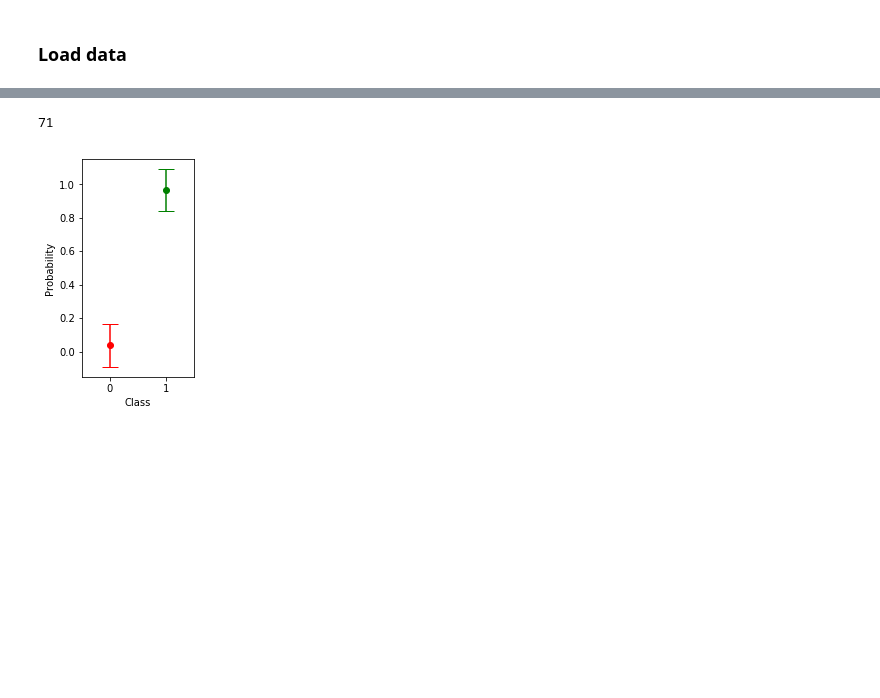
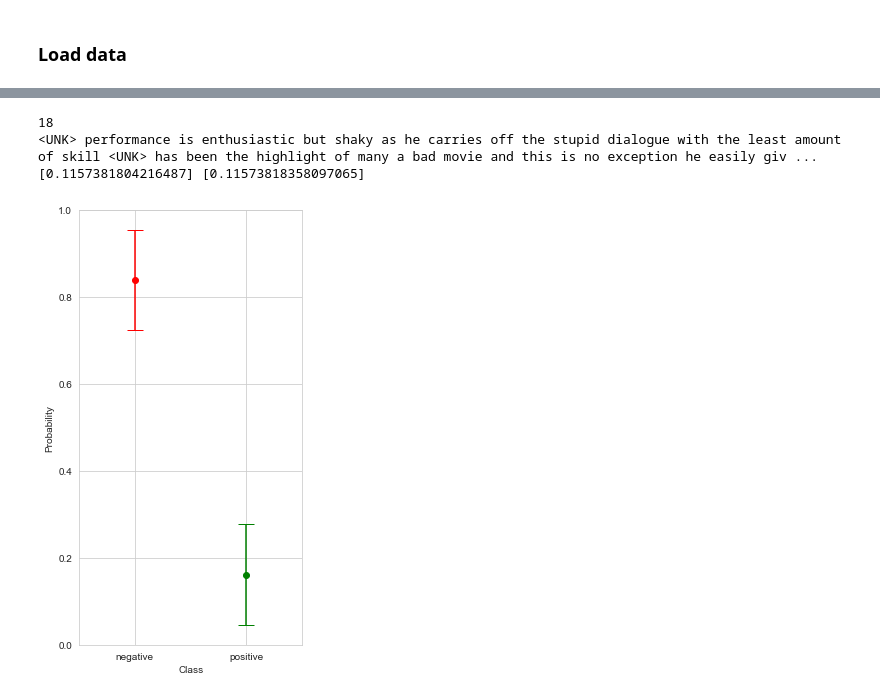
Before and after one commit to AxelBremer/DL4NLP, a Jupyter notebook: Joe.ipynb, the cells around one changed output, grey strips where cells are left out. Saved outputs shown, nothing was run; the diff lists cells and outputs as text; code cells hidden in the pictures; blank space fills up the shorter version.

```diff
--- a/Joe.ipynb
+++ b/Joe.ipynb
@@ -5,5 +5,11 @@ import pandas as pd
 import seaborn as sns
 import matplotlib.pyplot as plt
 import numpy as np
+
+from ast import literal_eval
+from sklearn.metrics import confusion_matrix
+import seaborn as sns
+
+plt.rcParams.update({'font.size': 15})
 # %% [markdown]
 ### Load data
@@ -27,5 +57,3 @@ def classify(x, threshold):
         return mean.argmax()
     else:
         return -1
-# %%
-df['test'] = df.apply(classify, args=[0.01], axis=1)
@@ -61,12 +64,17 @@ recall 0.36204
 # %%
-thresholds = list(np.arange(0,1,0.05))
+from tqdm import tqdm
+
+sns.set_style('whitegrid')
+
+thresholds = list(np.arange(0,0.2,0.01))
 precisions = []
 recalls = []
 
-for t in thresholds:
+for t in tqdm(thresholds):
     testdf = df
-    testdf['test'] = testdf.apply(classify, args=[1-t], axis=1)
+    testdf['test'] = testdf.apply(classify, args=[t], axis=1)
     certain = df[df['test']!=-1]
+#     print(len(certain))
     precision = certain['target'] == certain['test']
 #     print('precision',precision.mean())
     recall = df['target'] == df['test']
@@ -74,10 +82,11 @@ for t in thresholds:
     precisions.append(precision.mean())
     recalls.append(recall.mean())
 
-plt.plot(thresholds, precisions)
-plt.plot(thresholds, recalls)
-plt.title('Precision and Recall with confidence threshold')
+datf = pd.DataFrame({'threshold':thresholds[1:], 'precision':precisions[1:], 'recall':recalls[1:]})
+sns.lineplot(data=datf, x='threshold', y='precision')
+sns.lineplot(data=datf, x='threshold', y='recall')
+plt.title('Precision and Recall with uncertainty threshold')
 plt.legend(['precision','recall'])
-plt.set_xlabel('confidence threshold')
-plt.set_ylabel('precision/recall')
+# plt.set_xlabel('confidence threshold')
+# plt.set_ylabel('precision/recall')
 # %% [output]
@@ -86,28 +115,34 @@ AttributeError: module 'matplotlib.pyplot' has no attribute 'set_xlabel'
 # %%
-i = 62
+i = 0
 # %%
 print(i)
 s = df.iloc[i]
+print(s['text'])
 if s['target'] == 0:
     colors = ['green', 'red']
 else:
     colors = ['red', 'green']
 
 x_0 = [0]
 x_1 = [1]
 y_0 = [s['mean0']]
 y_1 = [s['mean1']]
-err_0 = [s['std0']]
-err_1 = [s['std1']]
-plt.figure(figsize=(2,4))
+err_0 = [s['std0']*2]
+err_1 = [s['std1']*2]
+print(err_0, err_1)
+plt.figure(figsize=(4,8))
 plt.errorbar(x_0, y_0, yerr=err_0, fmt='o', capsize=8, color=colors[0])
 plt.errorbar(x_1, y_1, yerr=err_1, fmt='o', capsize=8, color=colors[1])
 
-plt.xticks([0, 1])
+plt.xticks([0, 1], ['negative', 'positive'])
+plt.ylim([0,1])
 plt.xlim([-0.5, 1.5])
 plt.xlabel('Class')
 plt.ylabel('Probability')
+
 i += 1
 # %% [output]
-71
+18
+<UNK> performance is enthusiastic but shaky as he carries off the stupid dialogue with the least amount of skill <UNK> has been the highlight of many a bad movie and this is no exception he easily giv ...
+[0.1157381804216487] [0.11573818358097065]
-[figure, old version]
+[figure, new version]
```
Also changed, not shown: parts of 11 cells of this notebook, 6 other files.
